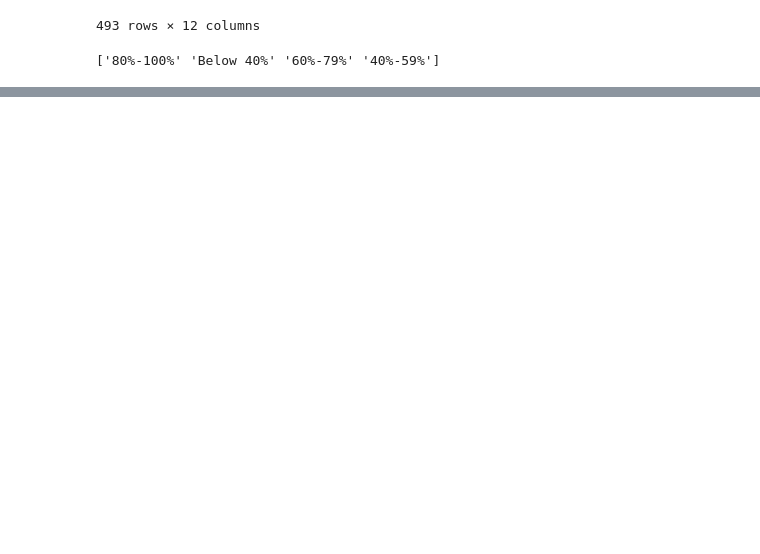
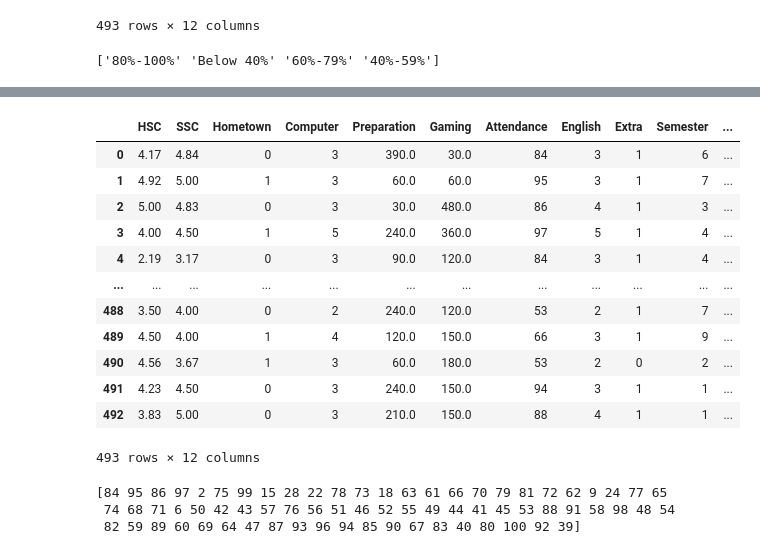
Before and after one commit to yacinemebarki/carrer_path, a Jupyter notebook: models.ipynb, the cells around one changed output, grey strips where cells are left out. Saved outputs shown, nothing was run; the diff lists cells and outputs as text; code cells hidden in the pictures; blank space fills up the shorter version.

```diff
--- a/models.ipynb
+++ b/models.ipynb
@@ -165,0 +207,21 @@ student
+# %%
+import random
+s=0
+p=0
+k=0
+for i in range(len(student)):
+    if student["Preparation"].iloc[i]=="More than 3 Hours":
+        student["Preparation"].iloc[i]=random.choice([3.5,4,4.5,5,5.5,6,6.5,7,7.5,8])
+    elif student["Preparation"].iloc[i]=="0-1 Hour":
+        student["Preparation"].iloc[i]=random.choice([0.5,1,1.5])
+    else :
+        student["Preparation"].iloc[i]=random.choice([2,2.5,3])
+    if student["Gaming"].iloc[i]=="More than 3 Hours":
+        student["Gaming"].iloc[i]=random.choice([3.5,4,4.5,5,5.5,6,6.5,7,7.5,8])
+        s=s+1
+    elif student["Gaming"].iloc[i]=="0-1 Hour":
+        student["Gaming"].iloc[i]=random.choice([0.5,1,1.5])
+        p=p+1
+    else :
+        student["Gaming"].iloc[i]=random.choice([2,2.5,3])
+        k=k+1
@@ -165,0 +286,24 @@ student
+# %%
+student["Preparation"]=student["Preparation"].apply(lambda x: 60*x)
+student["Gaming"]=student["Gaming"].apply(lambda x: 60*x)
+student
+# %% [output]
+|  | HSC | SSC | Hometown | Computer | Preparation | Gaming | Attendance | English | Extra | Semester | ... |
+| 0 | 4.17 | 4.84 | 0 | 3 | 390.0 | 30.0 | 84 | 3 | 1 | 6 | ... |
+| 1 | 4.92 | 5.00 | 1 | 3 | 60.0 | 60.0 | 95 | 3 | 1 | 7 | ... |
+| 2 | 5.00 | 4.83 | 0 | 3 | 30.0 | 480.0 | 86 | 4 | 1 | 3 | ... |
+| 3 | 4.00 | 4.50 | 1 | 5 | 240.0 | 360.0 | 97 | 5 | 1 | 4 | ... |
+| 4 | 2.19 | 3.17 | 0 | 3 | 90.0 | 120.0 | 84 | 3 | 1 | 4 | ... |
+| ... | ... | ... | ... | ... | ... | ... | ... | ... | ... | ... | ... |
+| 488 | 3.50 | 4.00 | 0 | 2 | 240.0 | 120.0 | 53 | 2 | 1 | 7 | ... |
+| 489 | 4.50 | 4.00 | 1 | 4 | 120.0 | 150.0 | 66 | 3 | 1 | 9 | ... |
+| 490 | 4.56 | 3.67 | 1 | 3 | 60.0 | 180.0 | 53 | 2 | 0 | 2 | ... |
+| 491 | 4.23 | 4.50 | 0 | 3 | 240.0 | 150.0 | 94 | 3 | 1 | 1 | ... |
+| 492 | 3.83 | 5.00 | 0 | 3 | 210.0 | 150.0 | 88 | 4 | 1 | 1 | ... |
+493 rows × 12 columns
+# %%
+print(student["Attendance"].unique())
+# %% [output]
+[84 95 86 97 2 75 99 15 28 22 78 73 18 63 61 66 70 79 81 72 62 9 24 77 65
+ 74 68 71 6 50 42 43 57 76 56 51 46 52 55 49 44 41 45 53 88 91 58 98 48 54
+ 82 59 89 60 69 64 47 87 93 96 94 85 90 67 83 40 80 100 92 39]
```
Also changed, not shown: parts of 31 cells of this notebook.
